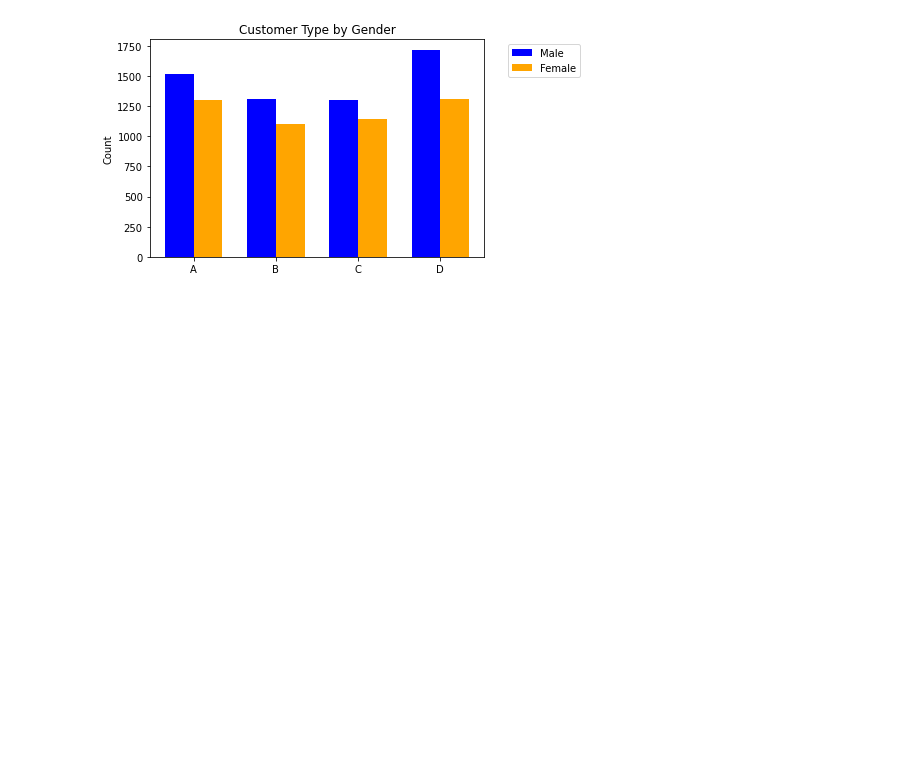
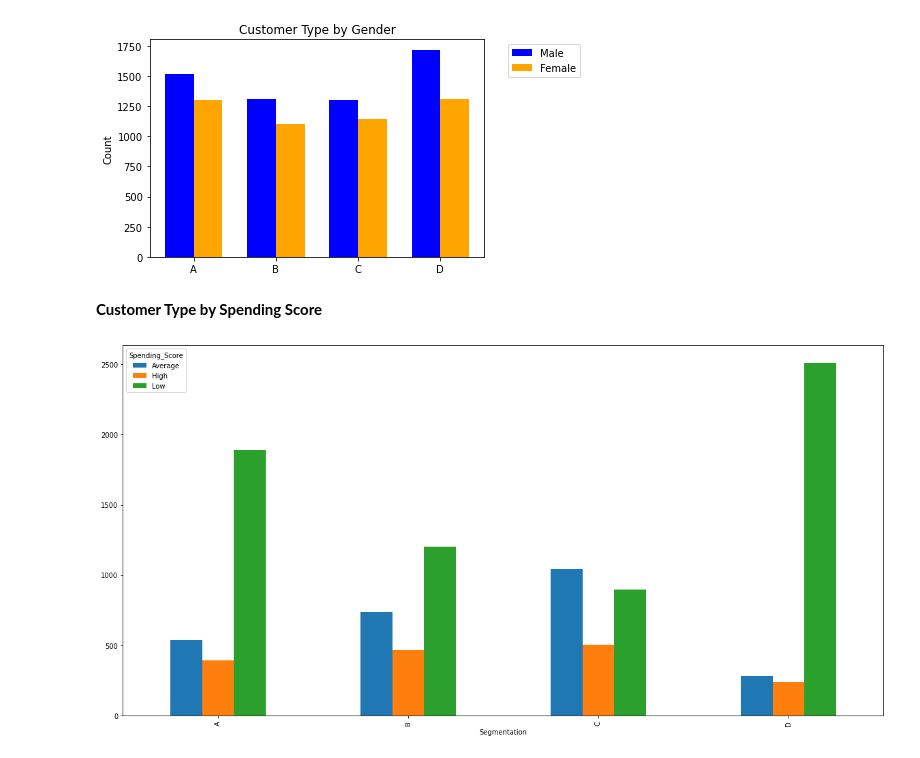
Before and after one commit to robd123/AML, a Jupyter notebook: Project4/Project4.ipynb, the cells around one changed output. Drawn from its saved outputs; the diff is of its cells as text; code cells hidden in the pictures; blank space fills up the shorter version.

```diff
--- a/Project4/Project4.ipynb
+++ b/Project4/Project4.ipynb
@@ -128,3 +129,10 @@ plt.title('Customer Type by Gender')
 plt.show()
 # %% [output]
 [figure]
+# %% [markdown]
+**Customer Type by Spending Score**
+# %%
+score_pv = pd.pivot_table(customer_data, values = 'ID', index = ['Segmentation'], columns = ['Spending_Score'], aggfunc=np.count_nonzero)
+plt = score_pv.plot(kind='bar', figsize=(20,10))
+# %% [output]
+[figure, added]
```
Also changed, not shown: parts of 11 cells of this notebook.
